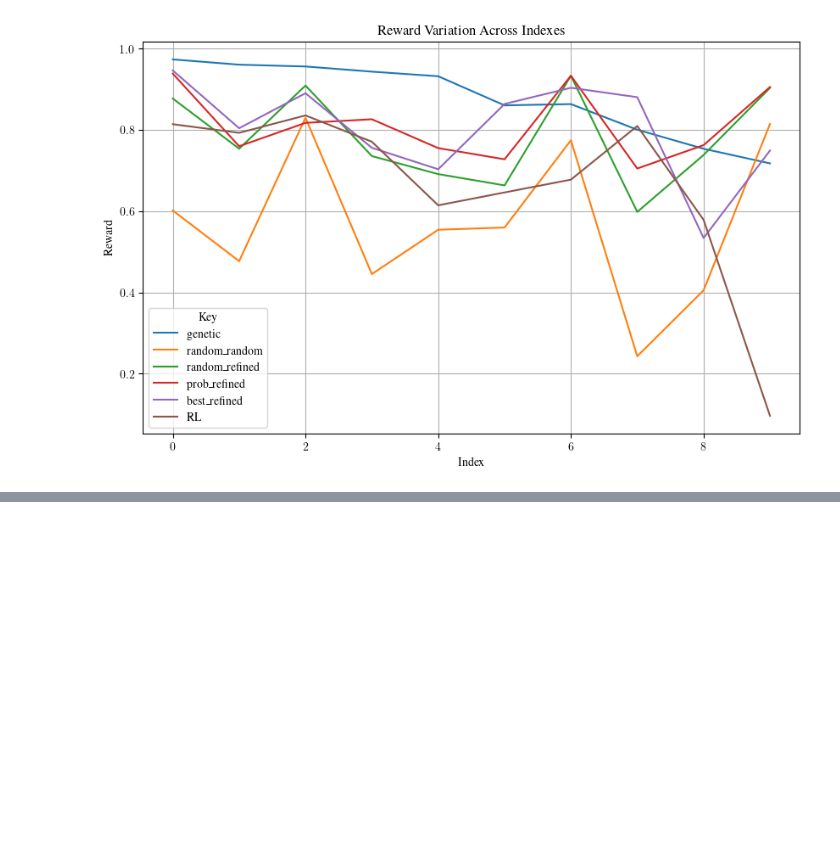
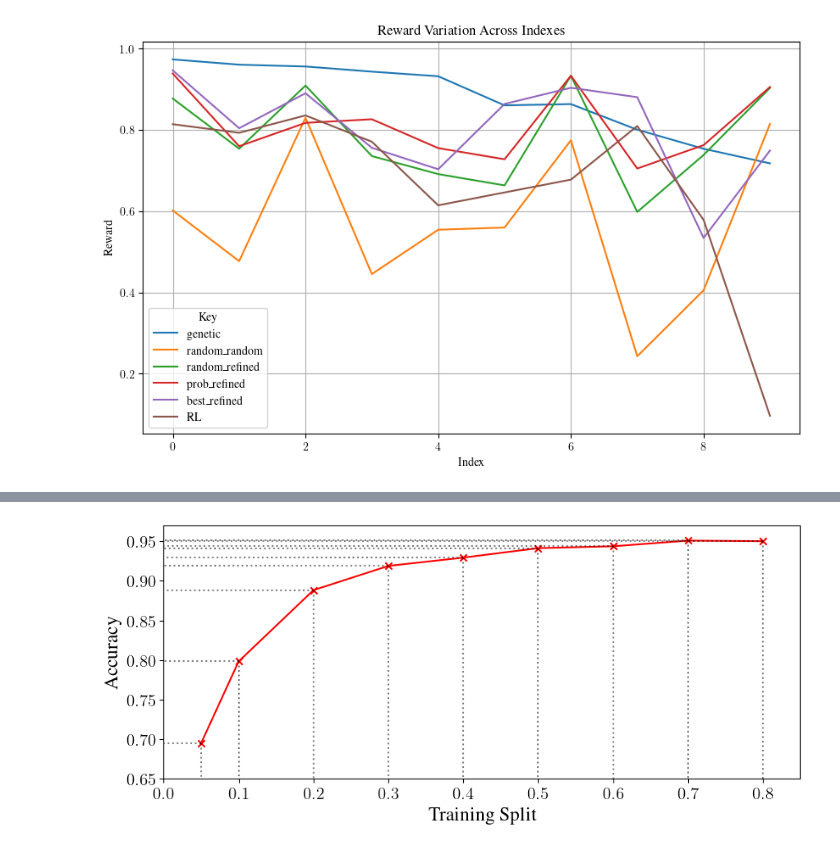
Before and after one commit to Laurie2905-JOHN/Masters_RL, a Jupyter notebook: notebooks/plotting.ipynb, the cells around one changed output, grey strips where cells are left out. Saved outputs shown, nothing was run; the diff lists cells and outputs as text; code cells hidden in the pictures; blank space fills up the shorter version.

```diff
--- a/notebooks/plotting.ipynb
+++ b/notebooks/plotting.ipynb
@@ -1886,7 +1889,7 @@ def evaluate_models():
     # Evaluate models using cross-validation
     results = []
 
-    for iter in range(1):
+    for iter in range(10):
         for split in [0.05, 0.1, 0.2, 0.3, 0.4, 0.5, 0.6, 0.7, 0.8]:
             initial_preference = initialize_child_preference_data(child_feature_data, ingredient_df, split = split, seed=random.randint(0, 1e36), plot_graphs=False)
             for name in models:
@@ -1942,0 +2024,13 @@ sorted_results_df = get_ranked_models(results_df)
+# %%
+grouped = sorted_results_df.groupby(['Model', 'Split', 'Metric']).agg({'Score': ['mean', 'std', 'count']}).reset_index()
+
+
+# Sort by the mean score (descending) to find the best model
+grouped_avg = grouped.sort_values(by=('Score', 'mean'), ascending=False)
+
+
+# Display the top 10 models
+top_10_models = grouped_avg.head(20)
+
+# Display the results
+print(top_10_models)
@@ -1942,0 +2055,55 @@ sorted_results_df = get_ranked_models(results_df)
+# %%
+import matplotlib.pyplot as plt
+import numpy as np
+
+# Configure Matplotlib to use LaTeX for rendering
+plt.rcParams.update({
+    "text.usetex": True,
+    "font.family": "serif",  # Use serif font in conjunction with LaTeX
+    "text.latex.preamble": r"\usepackage{times}",
+})
+
+# Assuming `models`, `grouped` DataFrame, and colors are defined
+colors = ['red', 'red', 'gray', 'magenta']
+model_colors = {model: colors[i % len(colors)] for i, model in enumerate(models)}
+
+# Plotting the data
+plt.figure(figsize=(10, 4))
+for model in models:
+    filtered1 = grouped[grouped['Model'] == model]  # Filter data for the model
+    model_data = filtered1[filtered1['Metric'] == 'accuracy']  # Filter data for the accuracy metric
+
+    # Sort data by Split to ensure lines connect properly
+    model_data = model_data.sort_values(by='Split')
+
+    # Plotting lines between points
+    plt.plot(model_data['Split'], model_data['Score']['mean'],
+             color=model_colors[model],
+             linestyle='-',  # Line style for connecting points
+             label=model)
+
+    # Plotting the scatter points with crosses
+    plt.scatter(model_data['Split'], model_data['Score']['mean'],
+                color=model_colors[model],
+                marker='x')  # Cross marker for scatter points
+
+    # Adding dotted lines to the plot and y-axis
+    for x, y in zip(model_data['Split'], model_data['Score']['mean']):
+        plt.plot([x, 0], [y, y], color='black', linestyle=':', alpha=0.5)  # Line to y-axis
+        plt.plot([x, x], [y, 0], color='black', linestyle=':', alpha=0.5)  # Vertical line to point
+
+# Adding labels and title with custom font size
+plt.xlabel(r'Training Split', fontsize=17)
+plt.ylabel(r'Accuracy', fontsize=17)
+plt.tick_params(axis='both', labelsize=15)
+
+# Adjust y-ticks to show values to two decimal places
+yticks = np.arange(0, 1.01, 0.05)  # Customize this range as needed
+
+# Creating a legend outside the plot, on the right
+plt.xlim([0, 0.85])
+plt.ylim([0.65, 0.97])
+
+plt.show()
+# %% [output]
+[figure, added]
```
Also changed, not shown: parts of 6 cells of this notebook, 4 other files.
